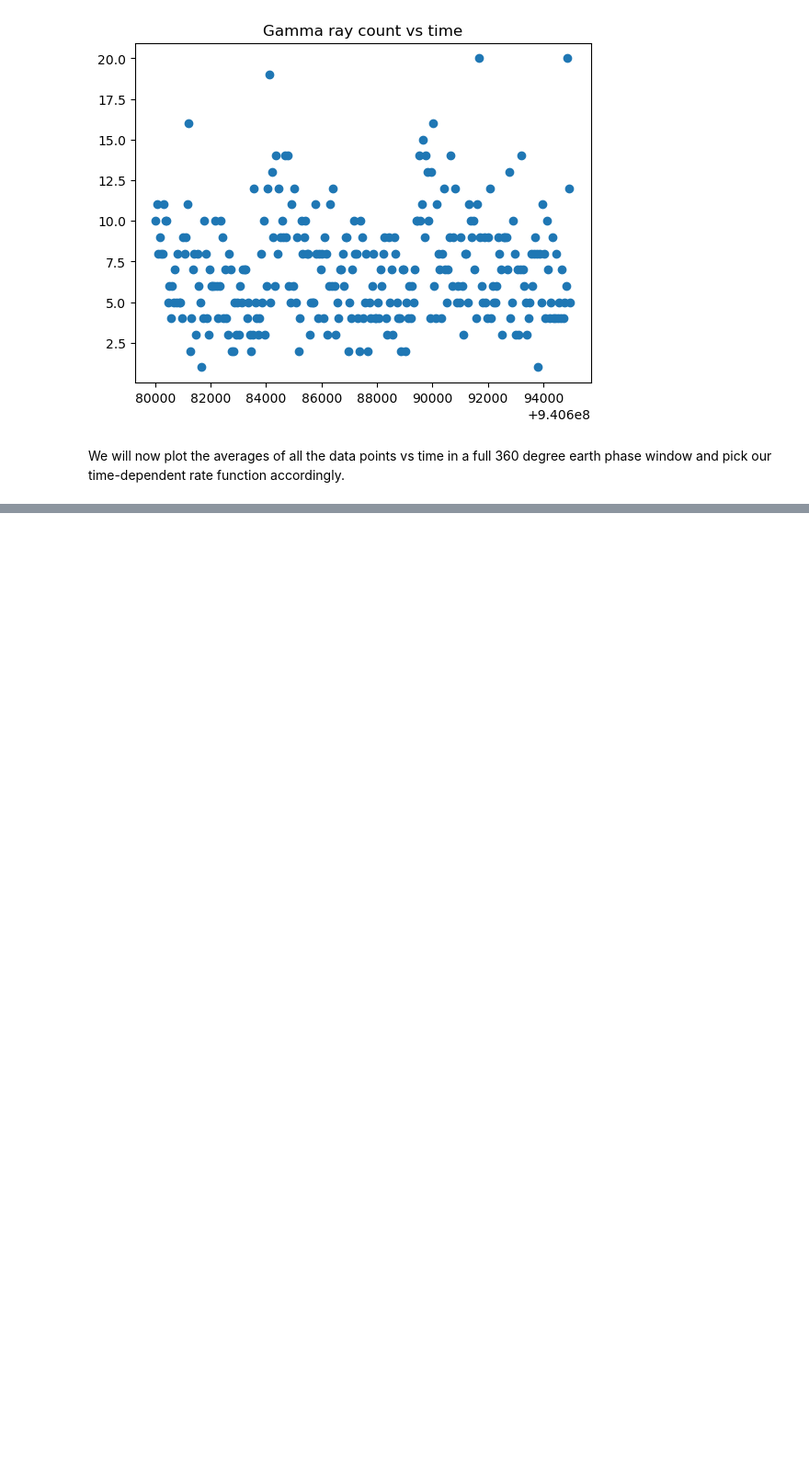
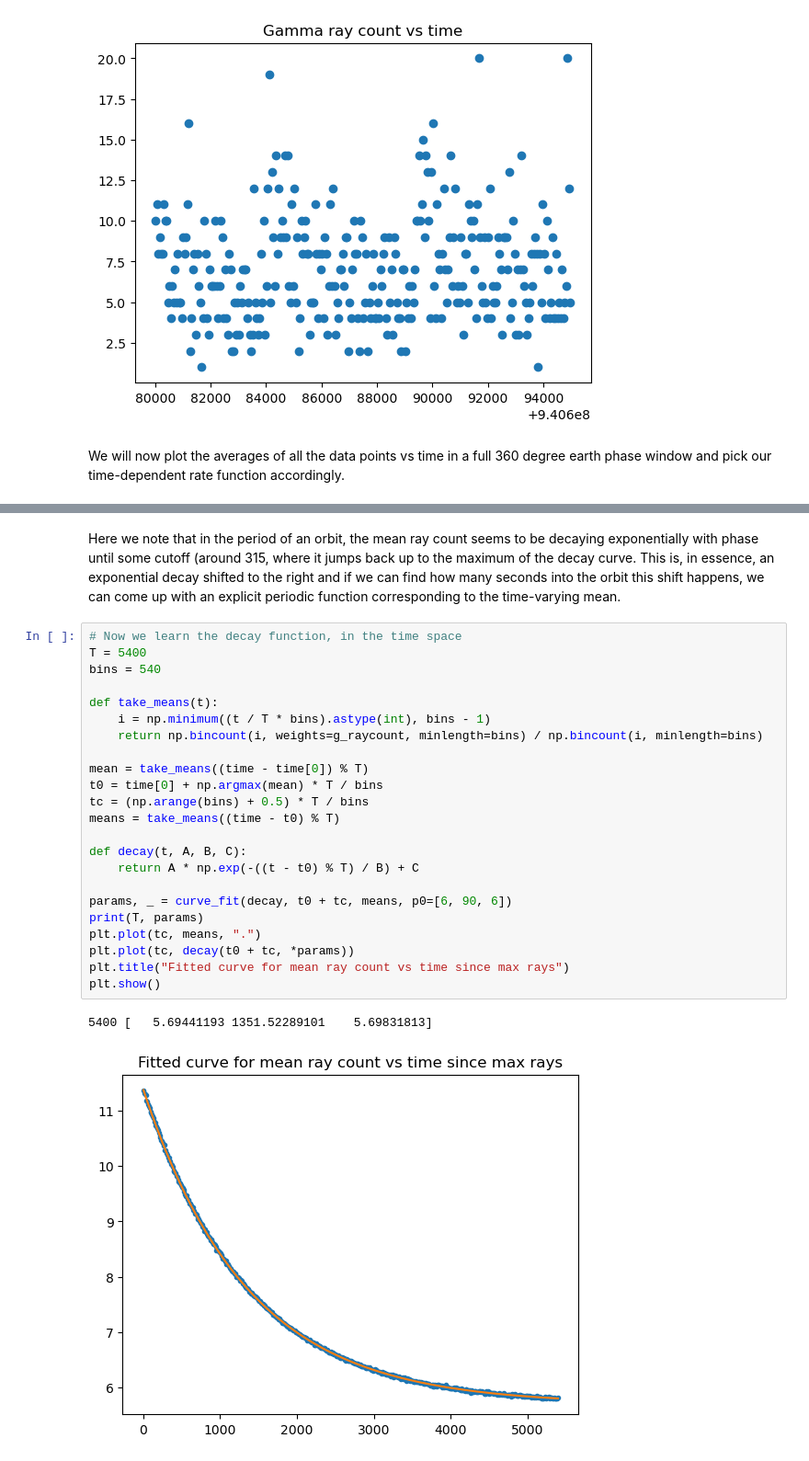
Before and after one commit to samibadalkhan/PHYS_434_Codebase, a Jupyter notebook: Lab_4/Lab 4.ipynb, the cells around one changed output, grey strips where cells are left out. Shown at 92% size. Cells and saved outputs as stored; diff of their text form; blank space fills up the shorter version.

```diff
--- a/Lab_4/Lab 4.ipynb
+++ b/Lab_4/Lab 4.ipynb
@@ -182,0 +191,28 @@ We will now plot the averages of all the data points vs time in a full 360 degre
+# %% [markdown]
+Here we note that in the period of an orbit, the mean ray count seems to be decaying exponentially with phase until some cutoff (around 315, where it jumps back up to the maximum of the decay curve. This is, in essence, an exponential decay shifted to the right and if we can find how many seconds into the orbit this shift happens, we can come up with an explicit periodic function corresponding to the time-varying mean.
+# %%
+# Now we learn the decay function, in the time space
+T = 5400
+bins = 540
+
+def take_means(t):
+    i = np.minimum((t / T * bins).astype(int), bins - 1)
+    return np.bincount(i, weights=g_raycount, minlength=bins) / np.bincount(i, minlength=bins)
+
+mean = take_means((time - time[0]) % T)
+t0 = time[0] + np.argmax(mean) * T / bins
+tc = (np.arange(bins) + 0.5) * T / bins
+means = take_means((time - t0) % T)
+
+def decay(t, A, B, C):
+    return A * np.exp(-((t - t0) % T) / B) + C
+
+params, _ = curve_fit(decay, t0 + tc, means, p0=[6, 90, 6])
+print(T, params)
+plt.plot(tc, means, ".")
+plt.plot(tc, decay(t0 + tc, *params))
+plt.title("Fitted curve for mean ray count vs time since max rays")
+plt.show()
+# %% [output]
+5400 [   5.69441193 1351.52289101    5.69831813]
+[figure, added]
```
Also changed, not shown: parts of 8 cells of this notebook.
